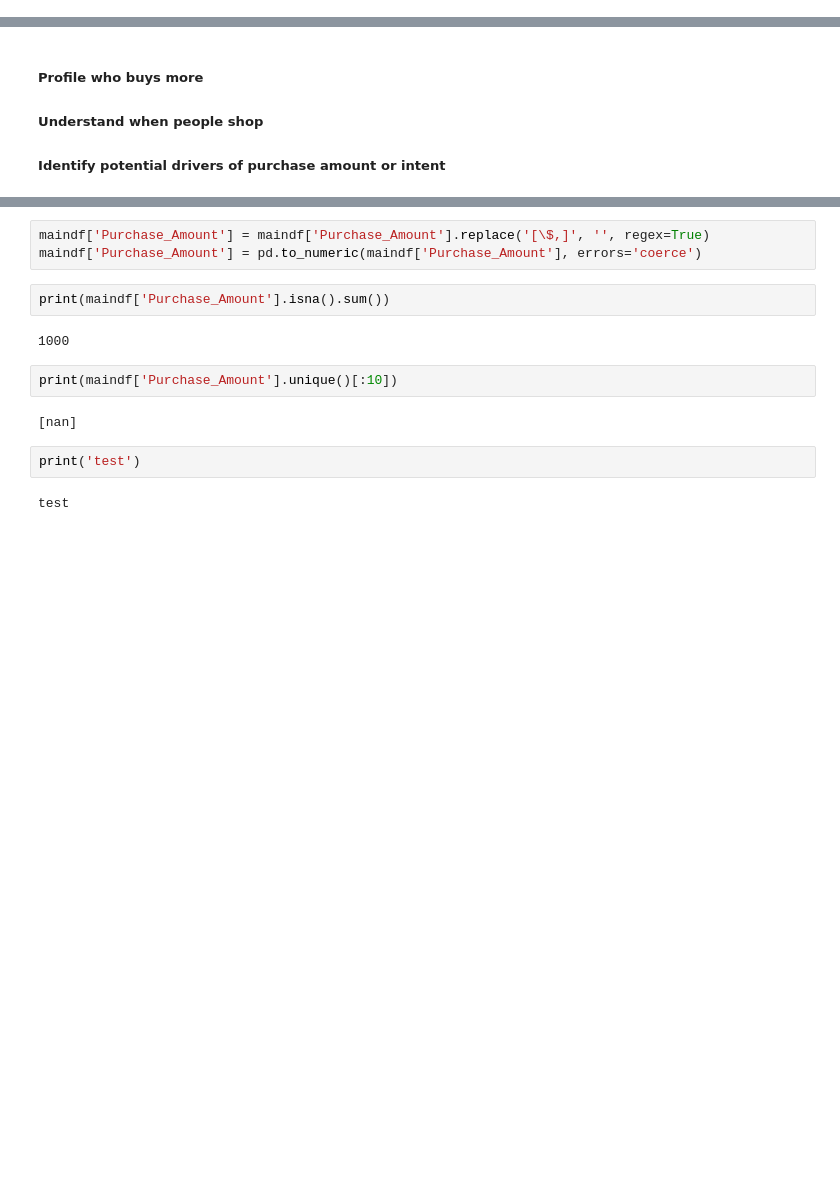
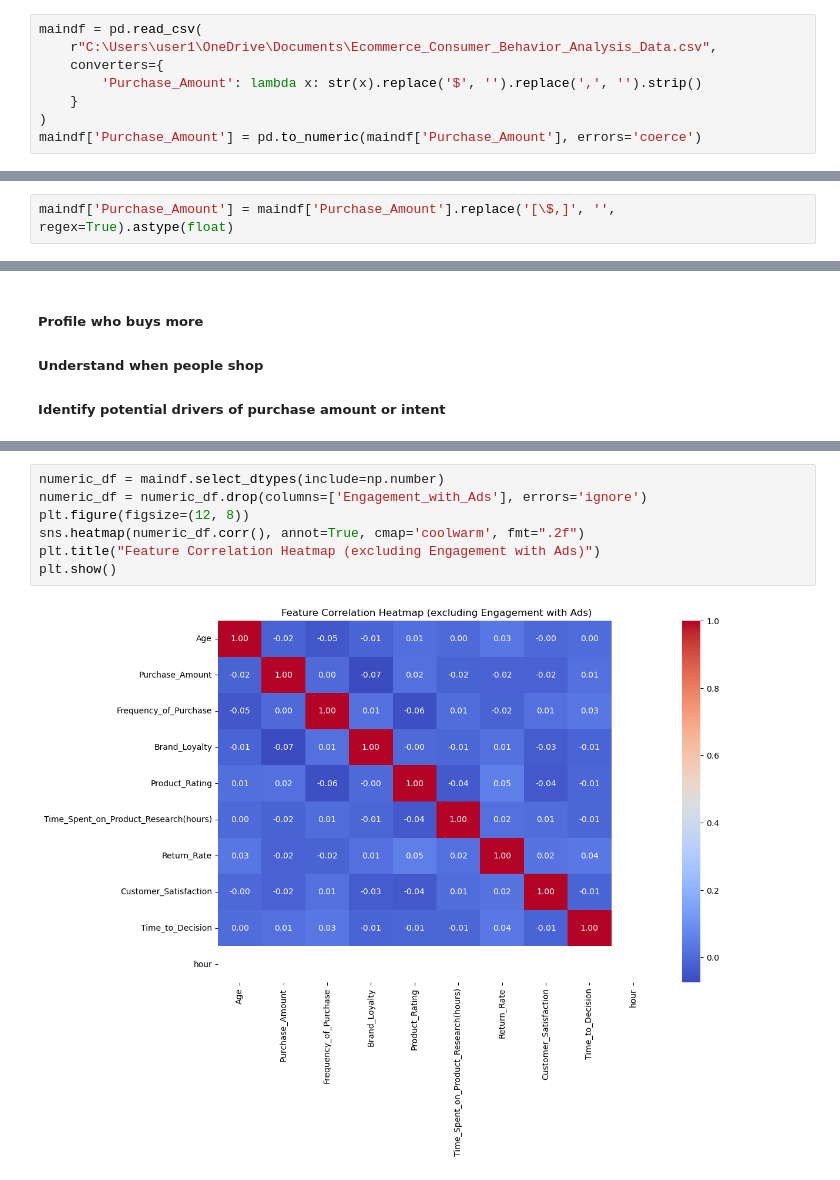
Before and after one commit to ryanrogala22/ecommerceanalysis, a Jupyter notebook: EcommeraceAnalysis.ipynb, the cells around one changed output, grey strips where cells are left out. Drawn from its saved outputs; the diff is of its cells as text; blank space fills up the shorter version.

```diff
--- a/EcommeraceAnalysis.ipynb
+++ b/EcommeraceAnalysis.ipynb
@@ -18,5 +22,13 @@ import matplotlib.pyplot as plt
 # %%
 maindf = pd.read_csv(r"C:\Users\user1\OneDrive\Documents\Ecommerce_Consumer_Behavior_Analysis_Data.csv")
+# %%
+maindf = pd.read_csv(
+    r"C:\Users\user1\OneDrive\Documents\Ecommerce_Consumer_Behavior_Analysis_Data.csv",
+    converters={
+        'Purchase_Amount': lambda x: str(x).replace('$', '').replace(',', '').strip()
+    }
+)
+maindf['Purchase_Amount'] = pd.to_numeric(maindf['Purchase_Amount'], errors='coerce')
 # %%
 maindf.head()
 # %% [output]
@@ -99,6 +111,8 @@ maindf.describe(include='all')
 | max | NaN | 50.000000 | NaN | NaN | NaN | NaN | NaN | NaN | ... |
 | std | NaN | 9.353238 | NaN | NaN | NaN | NaN | NaN | NaN | ... |
 11 rows × 28 columns
+# %%
+maindf['Purchase_Amount'] = maindf['Purchase_Amount'].replace('[\$,]', '', regex=True).astype(float)
 # %% [markdown]
 ### Customer Segmentation Foundation
 # %% [markdown]
@@ -123,15 +137,9 @@ Polygender    NaN     NaN      0
-# %%
-maindf['Purchase_Amount'] = maindf['Purchase_Amount'].replace('[\$,]', '', regex=True)
-maindf['Purchase_Amount'] = pd.to_numeric(maindf['Purchase_Amount'], errors='coerce')
-# %%
-print(maindf['Purchase_Amount'].isna().sum())
-# %% [output]
-1000
-# %%
-print(maindf['Purchase_Amount'].unique()[:10])
-# %% [output]
-[nan]
-# %%
-print('test')
-# %% [output]
-test
+# %%
+numeric_df = maindf.select_dtypes(include=np.number)
+numeric_df = numeric_df.drop(columns=['Engagement_with_Ads'], errors='ignore')
+plt.figure(figsize=(12, 8))
+sns.heatmap(numeric_df.corr(), annot=True, cmap='coolwarm', fmt=".2f")
+plt.title("Feature Correlation Heatmap (excluding Engagement with Ads)")
+plt.show()
+# %% [output]
+[figure, added]
```
Also changed, not shown: parts of 5 cells of this notebook.
